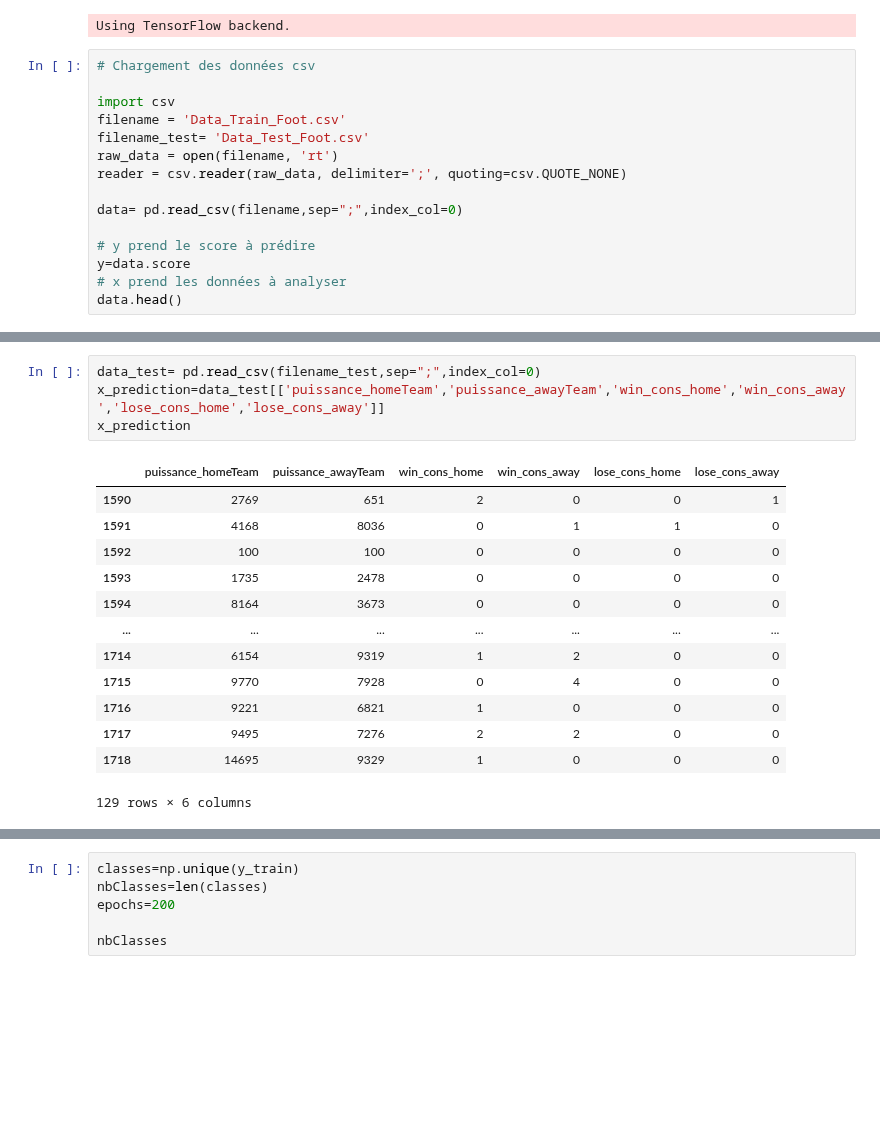
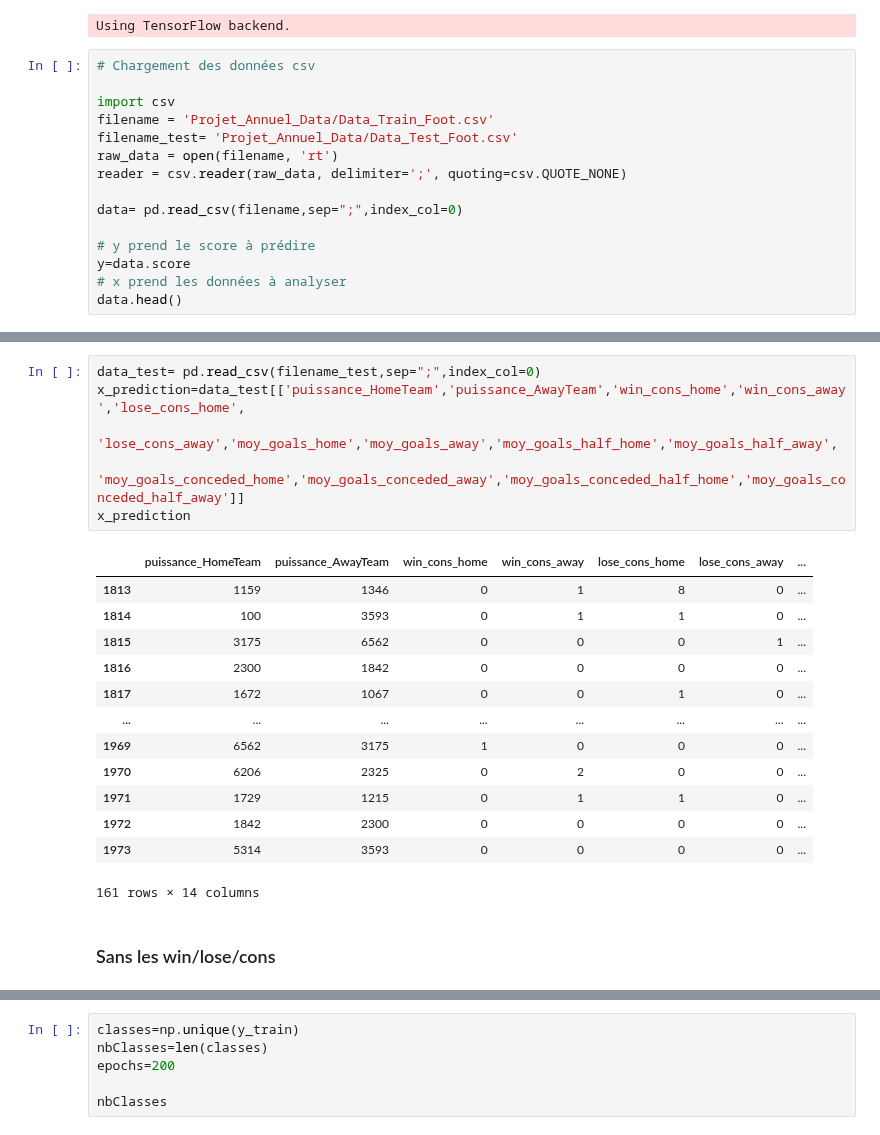
Before and after one commit to Amuthu98/projetannuel4IABD2, a Jupyter notebook: ETAPE_3/Predict_Foot.ipynb, the cells around one changed output, grey strips where cells are left out. Saved outputs shown, nothing was run; the diff lists cells and outputs as text; blank space fills up the shorter version.

```diff
--- a/ETAPE_3/Predict_Foot.ipynb
+++ b/ETAPE_3/Predict_Foot.ipynb
@@ -27,8 +27,8 @@ Using TensorFlow backend.
 # Chargement des données csv
 
 import csv
-filename = 'Data_Train_Foot.csv'
-filename_test= 'Data_Test_Foot.csv'
+filename = 'Projet_Annuel_Data/Data_Train_Foot.csv'
+filename_test= 'Projet_Annuel_Data/Data_Test_Foot.csv'
 raw_data = open(filename, 'rt')
 reader = csv.reader(raw_data, delimiter=';', quoting=csv.QUOTE_NONE)
 
@@ -65,18 +67,22 @@ x
 # %%
 data_test= pd.read_csv(filename_test,sep=";",index_col=0)
-x_prediction=data_test[['puissance_homeTeam','puissance_awayTeam','win_cons_home','win_cons_away','lose_cons_home','lose_cons_away']]
+x_prediction=data_test[['puissance_HomeTeam','puissance_AwayTeam','win_cons_home','win_cons_away','lose_cons_home',
+        'lose_cons_away','moy_goals_home','moy_goals_away','moy_goals_half_home','moy_goals_half_away',
+       'moy_goals_conceded_home','moy_goals_conceded_away','moy_goals_conceded_half_home','moy_goals_conceded_half_away']]
 x_prediction
 # %% [output]
-|  | puissance_homeTeam | puissance_awayTeam | win_cons_home | win_cons_away | lose_cons_home | lose_cons_away |
-| 1590 | 2769 | 651 | 2 | 0 | 0 | 1 |
-| 1591 | 4168 | 8036 | 0 | 1 | 1 | 0 |
-| 1592 | 100 | 100 | 0 | 0 | 0 | 0 |
-| 1593 | 1735 | 2478 | 0 | 0 | 0 | 0 |
-| 1594 | 8164 | 3673 | 0 | 0 | 0 | 0 |
-| ... | ... | ... | ... | ... | ... | ... |
-| 1714 | 6154 | 9319 | 1 | 2 | 0 | 0 |
-| 1715 | 9770 | 7928 | 0 | 4 | 0 | 0 |
-| 1716 | 9221 | 6821 | 1 | 0 | 0 | 0 |
-| 1717 | 9495 | 7276 | 2 | 2 | 0 | 0 |
-| 1718 | 14695 | 9329 | 1 | 0 | 0 | 0 |
+|  | puissance_HomeTeam | puissance_AwayTeam | win_cons_home | win_cons_away | lose_cons_home | lose_cons_away | ... |
+| 1813 | 1159 | 1346 | 0 | 1 | 8 | 0 | ... |
+| 1814 | 100 | 3593 | 0 | 1 | 1 | 0 | ... |
+| 1815 | 3175 | 6562 | 0 | 0 | 0 | 1 | ... |
+| 1816 | 2300 | 1842 | 0 | 0 | 0 | 0 | ... |
+| 1817 | 1672 | 1067 | 0 | 0 | 1 | 0 | ... |
+| ... | ... | ... | ... | ... | ... | ... | ... |
+| 1969 | 6562 | 3175 | 1 | 0 | 0 | 0 | ... |
+| 1970 | 6206 | 2325 | 0 | 2 | 0 | 0 | ... |
+| 1971 | 1729 | 1215 | 0 | 1 | 1 | 0 | ... |
+| 1972 | 1842 | 2300 | 0 | 0 | 0 | 0 | ... |
+| 1973 | 5314 | 3593 | 0 | 0 | 0 | 0 | ... |
-129 rows × 6 columns
+161 rows × 14 columns
+# %% [markdown]
+### Sans les win/lose/cons
```
Also changed, not shown: parts of 32 cells of this notebook.
